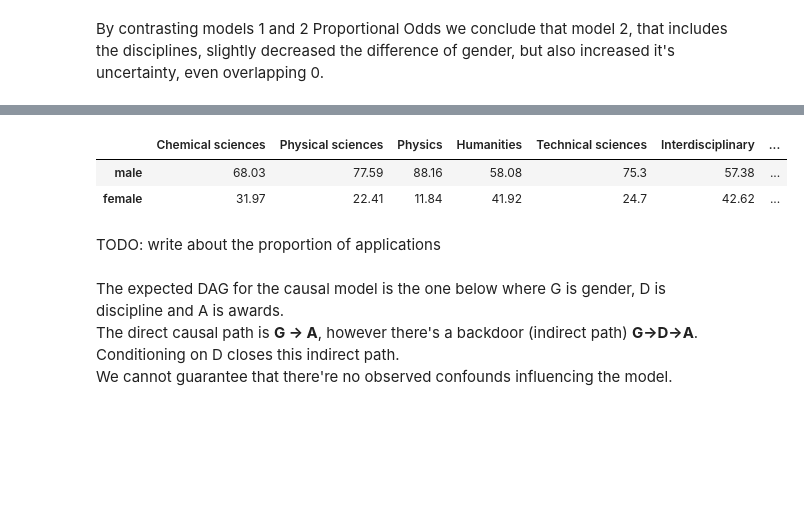
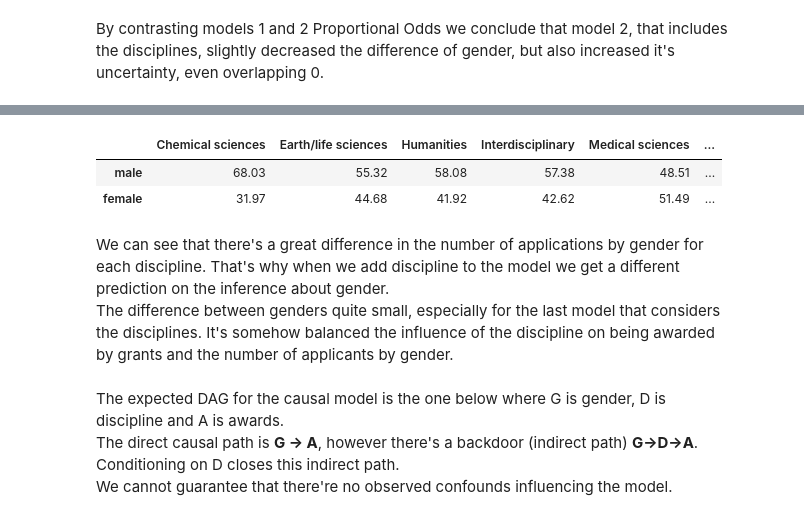
Before and after one commit to elisiojsj/Data-Science, a Jupyter notebook: homeworks_statistical_rethinking/homework_week6.ipynb, the cells around one changed output, grey strips where cells are left out. Drawn from its saved outputs; the diff is of its cells as text; code cells hidden in the pictures; blank space fills up the shorter version.

```diff
--- a/homeworks_statistical_rethinking/homework_week6.ipynb
+++ b/homeworks_statistical_rethinking/homework_week6.ipynb
@@ -269,18 +276,20 @@ plt.plot()
 # %%
-pg = pd.DataFrame(index=['male', 'female'], columns=df.discipline.unique())
+pg = pd.DataFrame(index=['male', 'female'], columns=df.discipline.sort_values().unique())
 
 disc_grp = df.groupby('discipline')
 
 for disc in df.discipline.unique():
     pg[disc] = (disc_grp.get_group(disc)['applications']*100/disc_grp.get_group(disc)['applications'].sum()).round(2).values
 
 pg
 # %% [output]
-|  | Chemical sciences | Physical sciences | Physics | Humanities | Technical sciences | Interdisciplinary | ... |
-| male | 68.03 | 77.59 | 88.16 | 58.08 | 75.3 | 57.38 | ... |
-| female | 31.97 | 22.41 | 11.84 | 41.92 | 24.7 | 42.62 | ... |
+|  | Chemical sciences | Earth/life sciences | Humanities | Interdisciplinary | Medical sciences | ... |
+| male | 68.03 | 55.32 | 58.08 | 57.38 | 48.51 | ... |
+| female | 31.97 | 44.68 | 41.92 | 42.62 | 51.49 | ... |
-# %% [markdown]
-TODO: write about the proportion of applications
+# %% [markdown]
+We can see that there's a great difference in the number of applications by gender for each discipline. That's why when we add discipline to the model we get a different prediction on the inference about gender.
+<br>
+The difference between genders quite small, especially for the last model that considers the disciplines. It's somehow balanced the influence of the discipline on being awarded by grants and the number of applicants by gender.
 # %% [markdown]
 The expected DAG for the causal model is the one below where G is gender, D is discipline and A is awards.
 <br>
```
Also changed, not shown: parts of 16 cells of this notebook.
